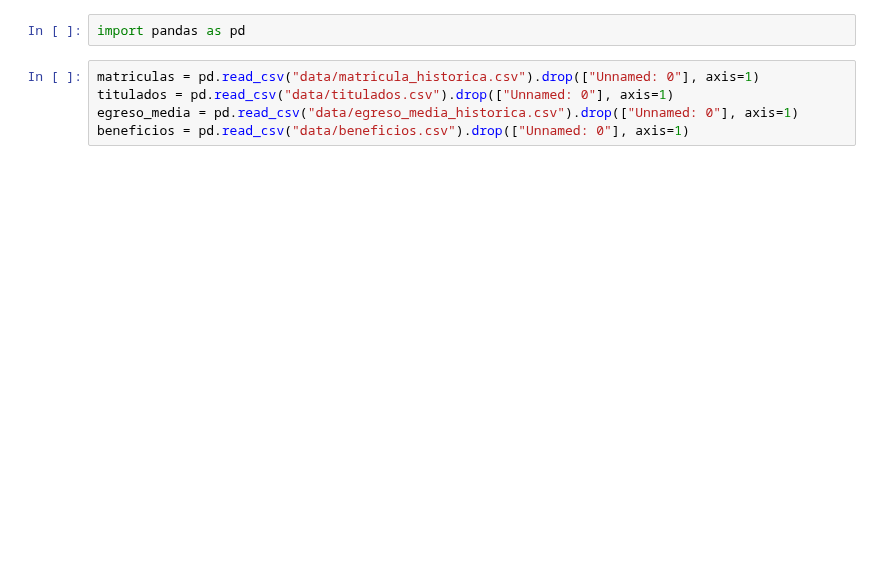
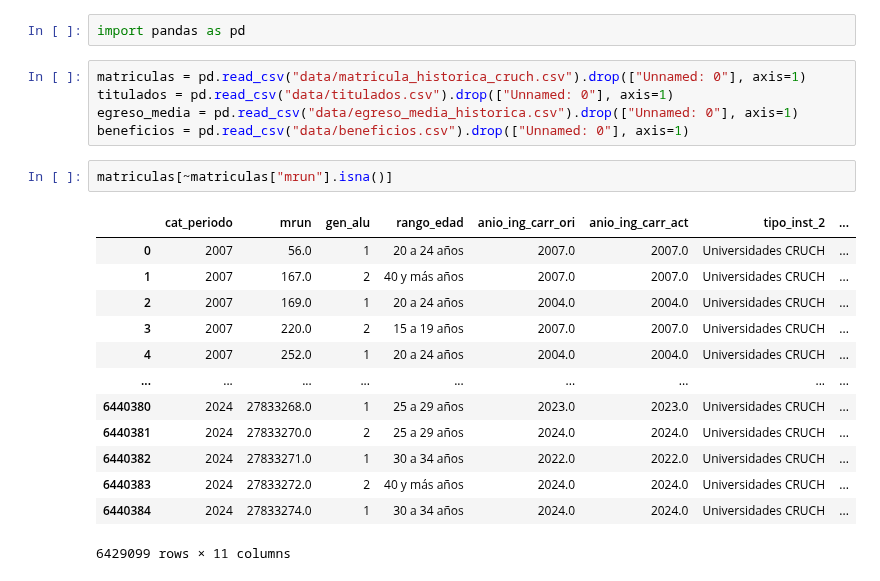
Before and after one commit to albertoitg/visualizacion, a Jupyter notebook: proyecto.ipynb, the cells around one changed output. Drawn from its saved outputs; the diff is of its cells as text; blank space fills up the shorter version.

```diff
--- a/proyecto.ipynb
+++ b/proyecto.ipynb
@@ -1,7 +1,23 @@
 # %%
 import pandas as pd
 # %%
-matriculas = pd.read_csv("data/matricula_historica.csv").drop(["Unnamed: 0"], axis=1)
+matriculas = pd.read_csv("data/matricula_historica_cruch.csv").drop(["Unnamed: 0"], axis=1)
 titulados = pd.read_csv("data/titulados.csv").drop(["Unnamed: 0"], axis=1)
 egreso_media = pd.read_csv("data/egreso_media_historica.csv").drop(["Unnamed: 0"], axis=1)
 beneficios = pd.read_csv("data/beneficios.csv").drop(["Unnamed: 0"], axis=1)
+# %%
+matriculas[~matriculas["mrun"].isna()]
+# %% [output]
+|  | cat_periodo | mrun | gen_alu | rango_edad | anio_ing_carr_ori | anio_ing_carr_act | tipo_inst_2 | ... |
+| 0 | 2007 | 56.0 | 1 | 20 a 24 años | 2007.0 | 2007.0 | Universidades CRUCH | ... |
+| 1 | 2007 | 167.0 | 2 | 40 y más años | 2007.0 | 2007.0 | Universidades CRUCH | ... |
+| 2 | 2007 | 169.0 | 1 | 20 a 24 años | 2004.0 | 2004.0 | Universidades CRUCH | ... |
+| 3 | 2007 | 220.0 | 2 | 15 a 19 años | 2007.0 | 2007.0 | Universidades CRUCH | ... |
+| 4 | 2007 | 252.0 | 1 | 20 a 24 años | 2004.0 | 2004.0 | Universidades CRUCH | ... |
+| ... | ... | ... | ... | ... | ... | ... | ... | ... |
+| 6440380 | 2024 | 27833268.0 | 1 | 25 a 29 años | 2023.0 | 2023.0 | Universidades CRUCH | ... |
+| 6440381 | 2024 | 27833270.0 | 2 | 25 a 29 años | 2024.0 | 2024.0 | Universidades CRUCH | ... |
+| 6440382 | 2024 | 27833271.0 | 1 | 30 a 34 años | 2022.0 | 2022.0 | Universidades CRUCH | ... |
+| 6440383 | 2024 | 27833272.0 | 2 | 40 y más años | 2024.0 | 2024.0 | Universidades CRUCH | ... |
+| 6440384 | 2024 | 27833274.0 | 1 | 30 a 34 años | 2024.0 | 2024.0 | Universidades CRUCH | ... |
+6429099 rows × 11 columns
```
Also changed, not shown: parts of 9 cells of this notebook, 1 other file.
